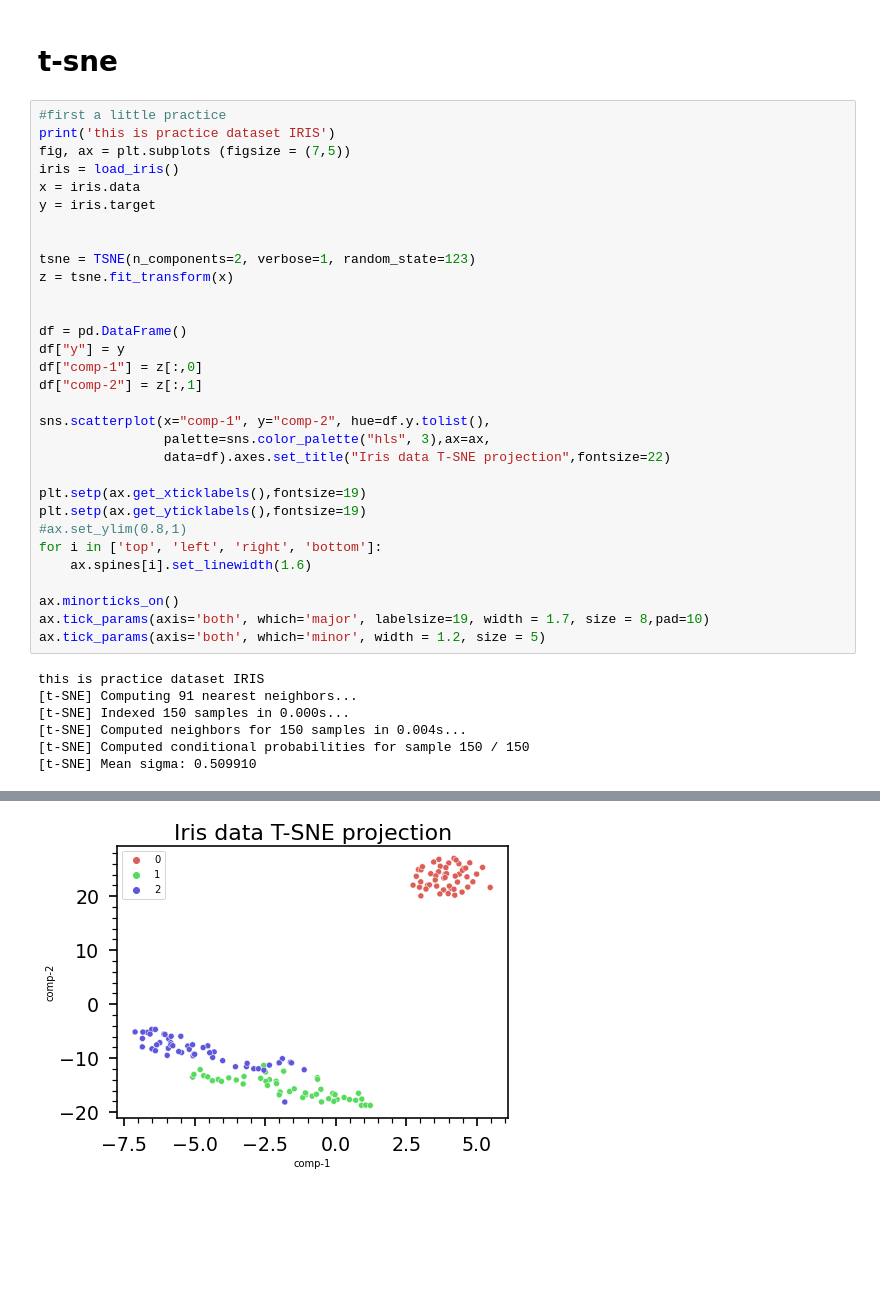
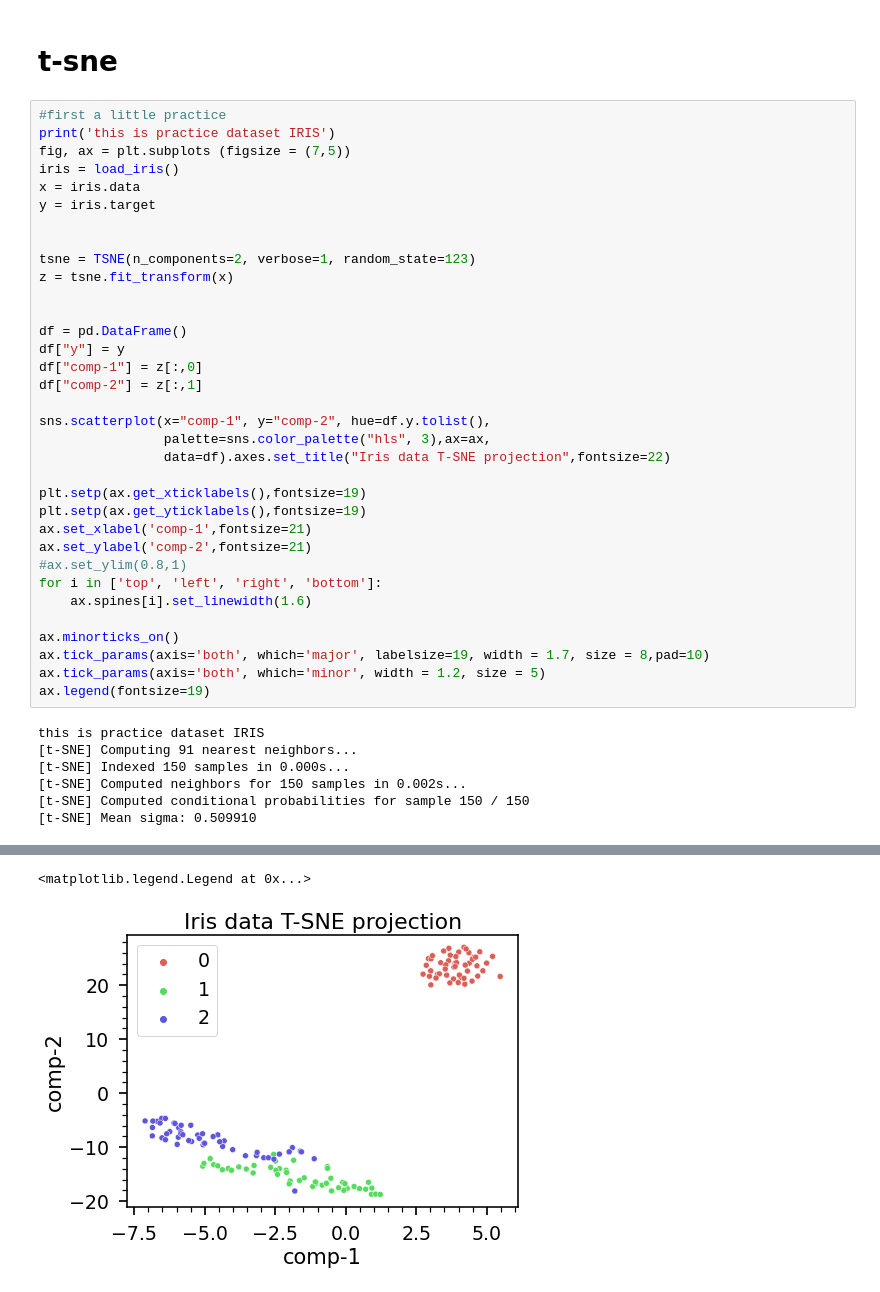
Before and after one commit to hshadman/integrin_expression_data_mining, a Jupyter notebook: ccle_breast_sklearn_v2.ipynb, the cells around one changed output, grey strips where cells are left out. Drawn from its saved outputs; the diff is of its cells as text; blank space fills up the shorter version.

```diff
--- a/ccle_breast_sklearn_v2.ipynb
+++ b/ccle_breast_sklearn_v2.ipynb
@@ -299,6 +299,8 @@ sns.scatterplot(x="comp-1", y="comp-2", hue=df.y.tolist(),
 
 plt.setp(ax.get_xticklabels(),fontsize=19)
 plt.setp(ax.get_yticklabels(),fontsize=19)
+ax.set_xlabel('comp-1',fontsize=21)
+ax.set_ylabel('comp-2',fontsize=21)
 #ax.set_ylim(0.8,1)
 for i in ['top', 'left', 'right', 'bottom']:
     ax.spines[i].set_linewidth(1.6)
@@ -306,10 +308,11 @@ for i in ['top', 'left', 'right', 'bottom']:
 ax.minorticks_on()
 ax.tick_params(axis='both', which='major', labelsize=19, width = 1.7, size = 8,pad=10)
 ax.tick_params(axis='both', which='minor', width = 1.2, size = 5)
+ax.legend(fontsize=19)
 # %% [output]
 this is practice dataset IRIS
 [t-SNE] Computing 91 nearest neighbors...
 [t-SNE] Indexed 150 samples in 0.000s...
-[t-SNE] Computed neighbors for 150 samples in 0.004s...
+[t-SNE] Computed neighbors for 150 samples in 0.002s...
 [t-SNE] Computed conditional probabilities for sample 150 / 150
 [t-SNE] Mean sigma: 0.509910
@@ -317,5 +320,6 @@ this is practice dataset IRIS
 [t-SNE] KL divergence after 1000 iterations: 0.129141
+<matplotlib.legend.Legend at 0x...>
-[figure, old version]
+[figure, new version]
 # %%
 #Lets see if integrins alone can predict primary_disease
 #this is breast, skin and colorectal
```
Also changed, not shown: parts of 2 cells of this notebook.
